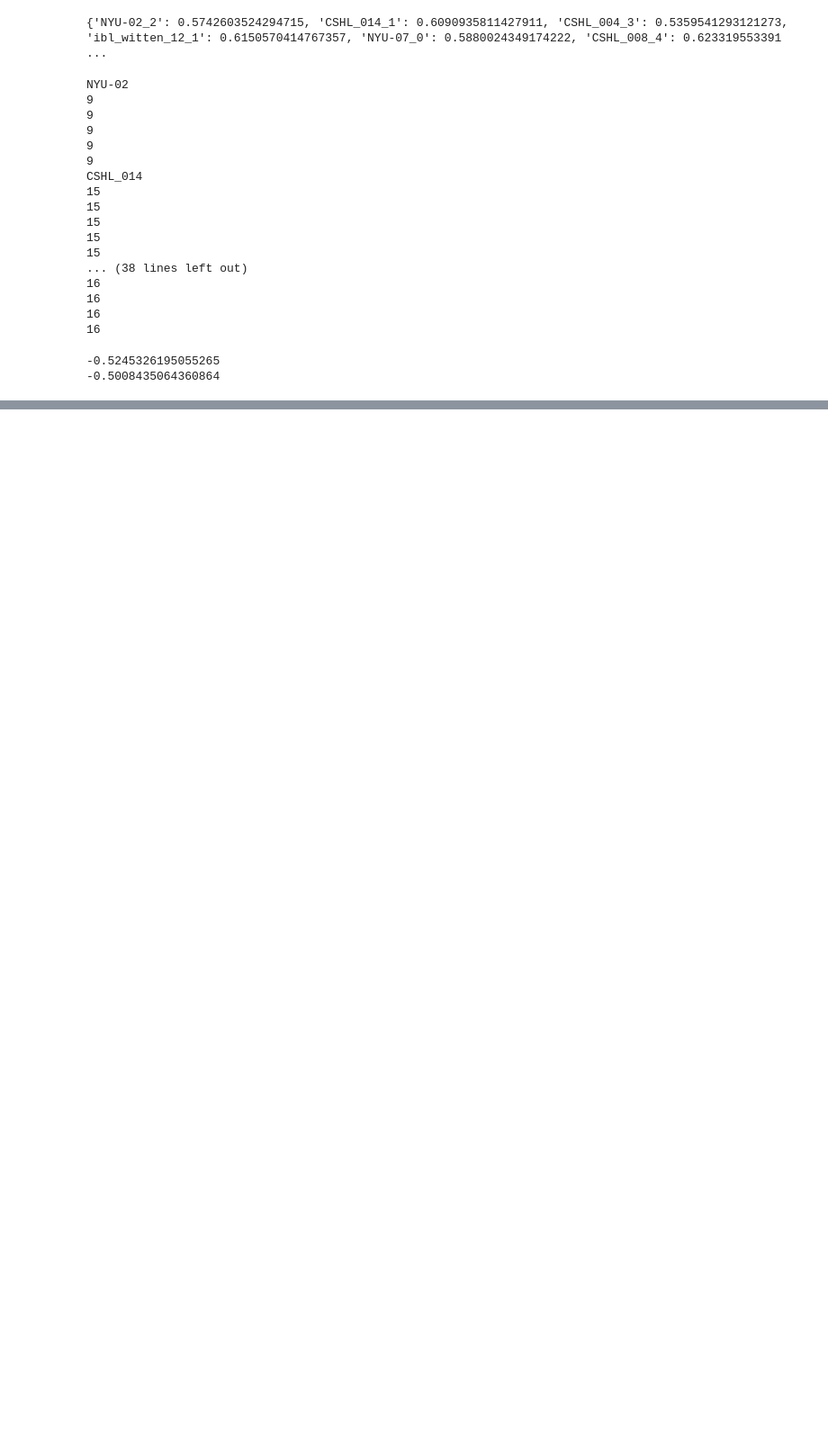
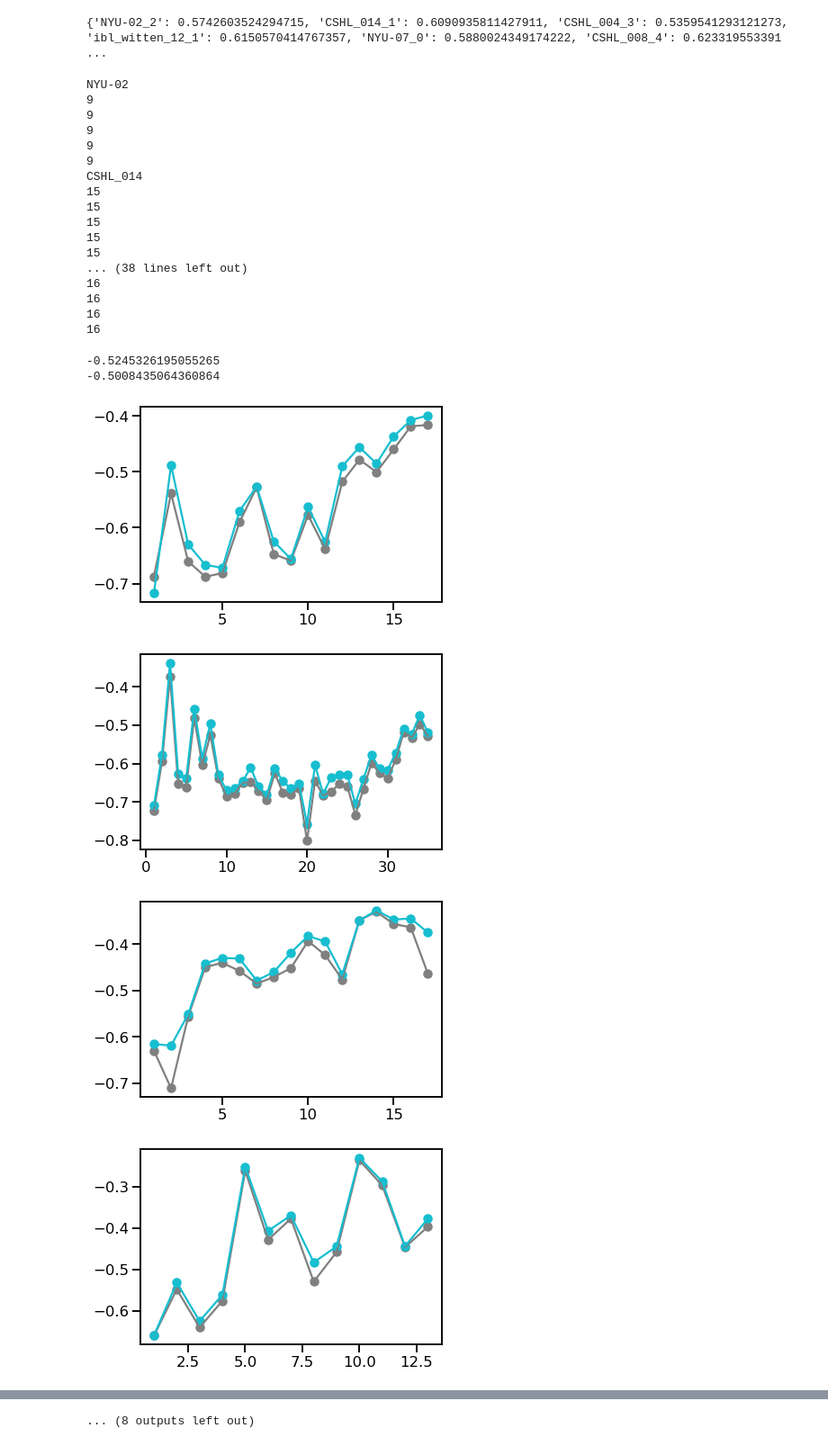
Before and after one commit to lenca56/dynamic_glmhmm, a Jupyter notebook: code/Comparison_Sebastian.ipynb, the cells around one changed output, grey strips where cells are left out. Shown: that part at 90% size. Drawn from its saved outputs; the diff is of its cells as text; code cells hidden in the pictures; blank space fills up the shorter version.

```diff
--- a/code/Comparison_Sebastian.ipynb
+++ b/code/Comparison_Sebastian.ipynb
@@ -92,3 +92,29 @@ print(np.mean(Lencas))
 # %% [output]
 -0.5245326195055265
 -0.5008435064360864
+# %%
+animals_Sebastian = ['CSHL_003','CSHL_004','CSHL_005','CSHL_008','CSHL_010','CSHL_012','CSHL_014','CSHL_015','ibl_witten_06','ibl_witten_12','ibl_witten_13','ibl_witten_14','ibl_witten_15','ibl_witten_16','IBL-T1','IBL-T2','IBL-T3','NYU-02','NYU-04','NYU-07']
+pTanh = 5
+L2penaltyW = 0
+bestSigmaInd = 7
+K = 3
+splitFolds = 5
+signedStimulus = True
+for subject in animals_Sebastian:
+    ll_Sebastian = np.load(f'../data_IBL/sab_results_/sab_results_{subject}.npy').mean(axis=0)
+    sess_max = ll_Sebastian.shape[0]
+    ll_Lenca = np.zeros((sess_max))
+    for fold in range(splitFolds):
+        data_Lenca = np.load(f'../data_IBL/{subject}/{subject}_partialGLMHMM_CV_{K}-state_fold={fold}_pTanh={pTanh}_L2penaltyW={L2penaltyW}_signedStimulus={signedStimulus}.npz')
+        ll_Lenca = ll_Lenca + data_Lenca['testLlSessions'][bestSigmaInd, :sess_max]
+    ll_Lenca = ll_Lenca / splitFolds
+    fig, axes = plt.subplots()
+    axes.scatter(range(1,sess_max+1), ll_Sebastian, color='gray')
+    axes.plot(range(1,sess_max+1), ll_Sebastian, color='gray')
+    axes.scatter(range(1,sess_max+1), ll_Lenca, color='tab:cyan')
+    axes.plot(range(1,sess_max+1), ll_Lenca, color='tab:cyan')
+# %% [output]
+[figure, added]
+[figure, added]
+[figure, added]
+[figure, added]
@@ -94,0 +129 @@ print(np.mean(Lencas))
+... (8 outputs left out)
```
Also changed, not shown: parts of 1 cell of this notebook, 6 other files.
